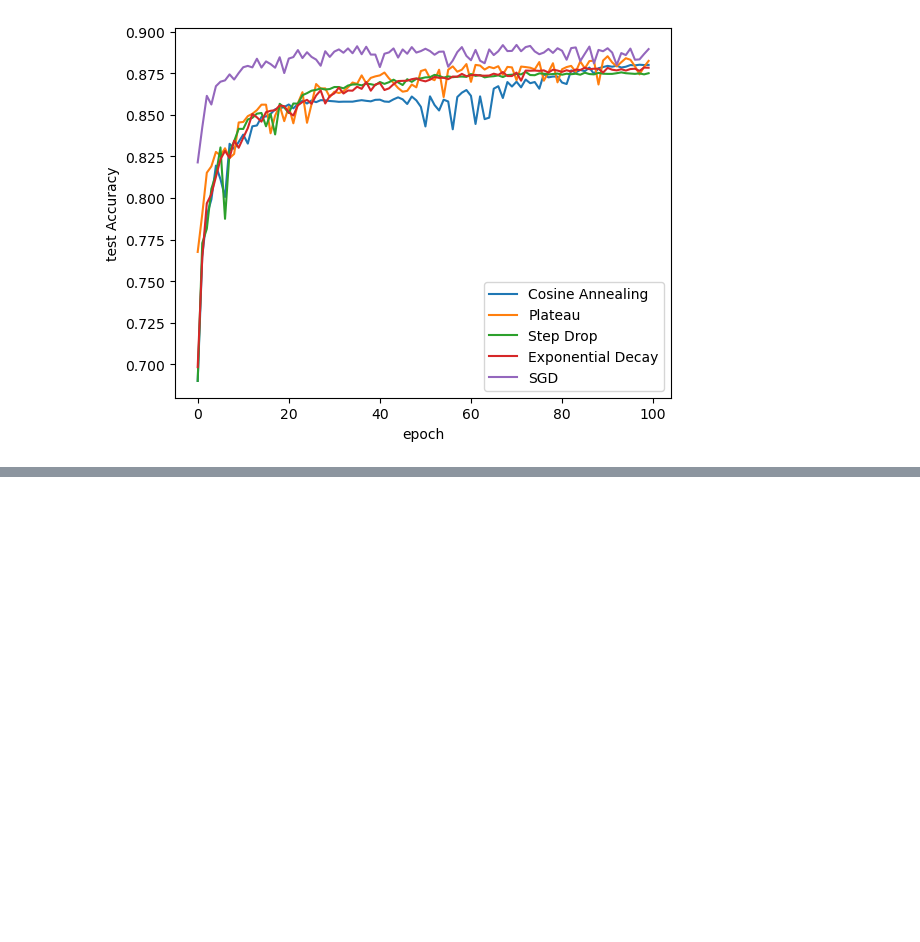
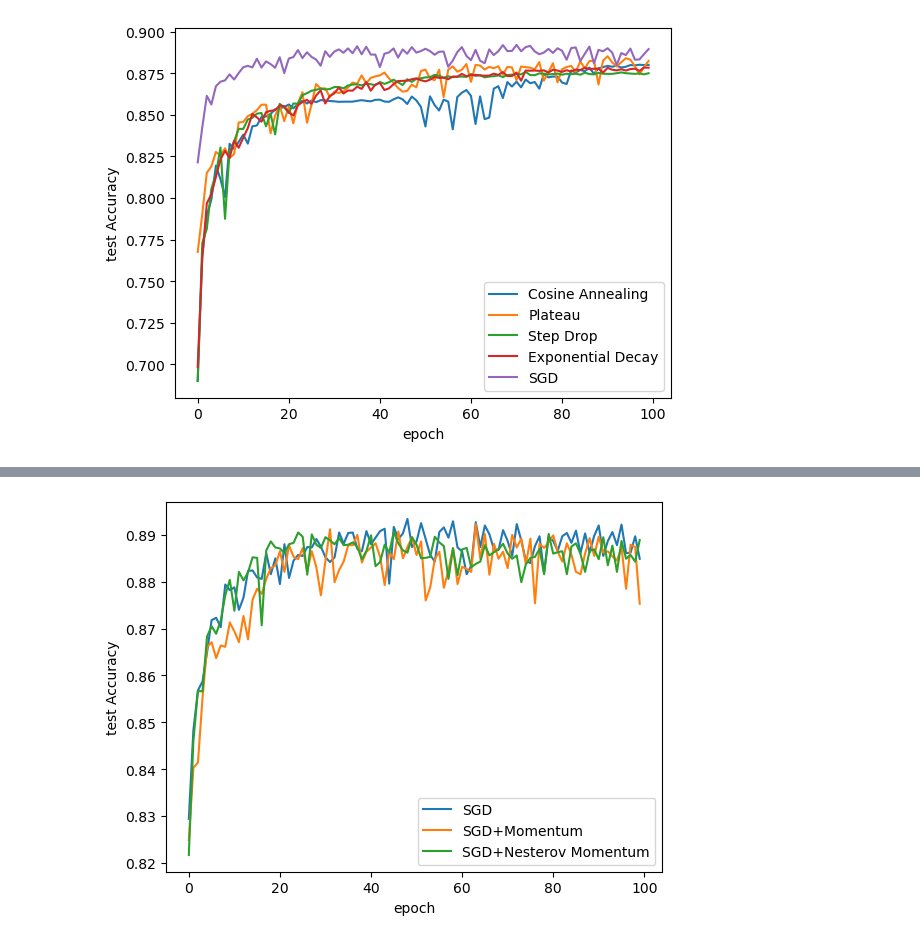
Before and after one commit to Efrazar/Bio-AI-foundations, a Jupyter notebook: Inside_Deep_Learning/05_Moder_training_techniques.ipynb, the cells around one changed output, grey strips where cells are left out. Saved outputs shown, nothing was run; the diff lists cells and outputs as text; code cells hidden in the pictures; blank space fills up the shorter version.

```diff
--- a/Inside_Deep_Learning/05_Moder_training_techniques.ipynb
+++ b/Inside_Deep_Learning/05_Moder_training_techniques.ipynb
@@ -386,0 +431,17 @@ sns.lineplot(x='epoch', y='test Accuracy', data=fc_results, label='SGD')
+# %%
+# Train the model with validation plateau
+#  reset workers before new run
+import gc
+gc.collect()
+torch.cuda.empty_cache()  # Free any leftover VRAM from previous run
+
+# Run the model
+fc_model_momentum_results = train_network_EZA(fc_model_momentum,
+                                             loss_function,
+                                             train_fmnist_loader,
+                                             test_loader=test_fmnist_loader,
+                                             epochs=100,
+                                             optimizer=optimizer_momentum,
+                                             score_funcs={'Accuracy': accuracy_score},
+                                             device=device,
+                                             )
@@ -386,0 +484,17 @@ sns.lineplot(x='epoch', y='test Accuracy', data=fc_results, label='SGD')
+# %%
+# Train the model with validation plateau
+#  reset workers before new run
+import gc
+gc.collect()
+torch.cuda.empty_cache()  # Free any leftover VRAM from previous run
+
+# Run the model
+fc_model_nesterov_results = train_network_EZA(fc_model_nesterov,
+                                             loss_function,
+                                             train_fmnist_loader,
+                                             test_loader=test_fmnist_loader,
+                                             epochs=100,
+                                             optimizer=optimizer_nesterov,
+                                             score_funcs={'Accuracy': accuracy_score},
+                                             device=device,
+                                             )
@@ -386,0 +606,5 @@ sns.lineplot(x='epoch', y='test Accuracy', data=fc_results, label='SGD')
+# %%
+sns.lineplot(x='epoch', y='test Accuracy', data=fc_results, label='SGD')
+sns.lineplot(x='epoch', y='test Accuracy', data=fc_model_momentum_results, label='SGD+Momentum')
+sns.lineplot(x='epoch', y='test Accuracy', data=fc_model_nesterov_results, label='SGD+Nesterov Momentum')
+# %% [output]
@@ -386,0 +612 @@ sns.lineplot(x='epoch', y='test Accuracy', data=fc_results, label='SGD')
+[figure, added]
```
Also changed, not shown: parts of 18 cells of this notebook.
